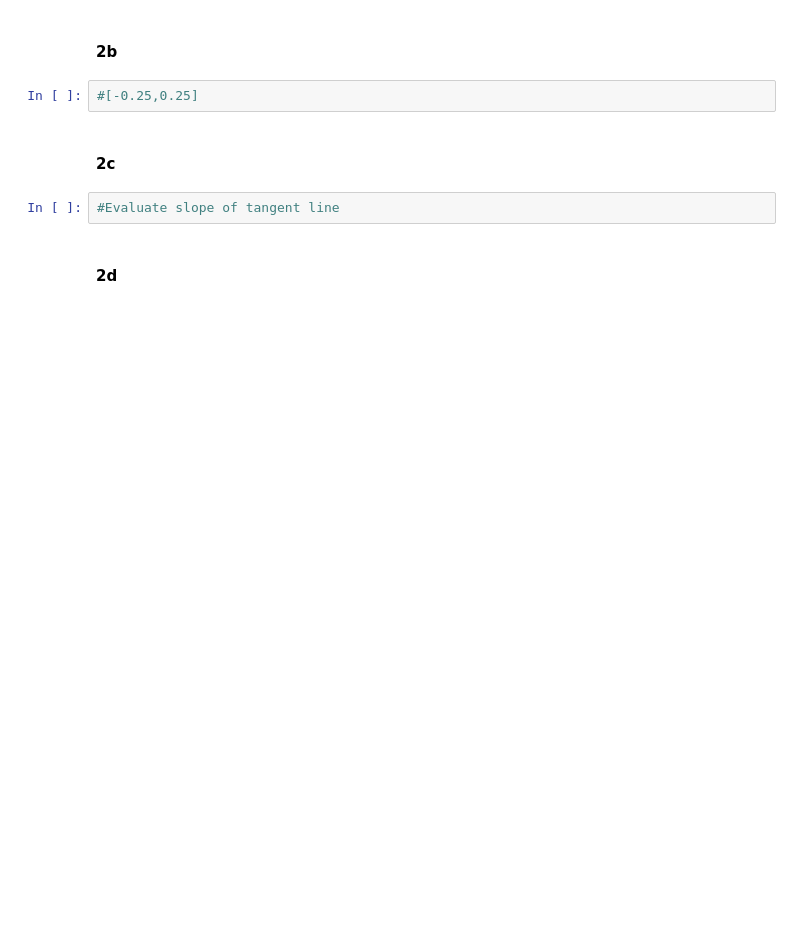
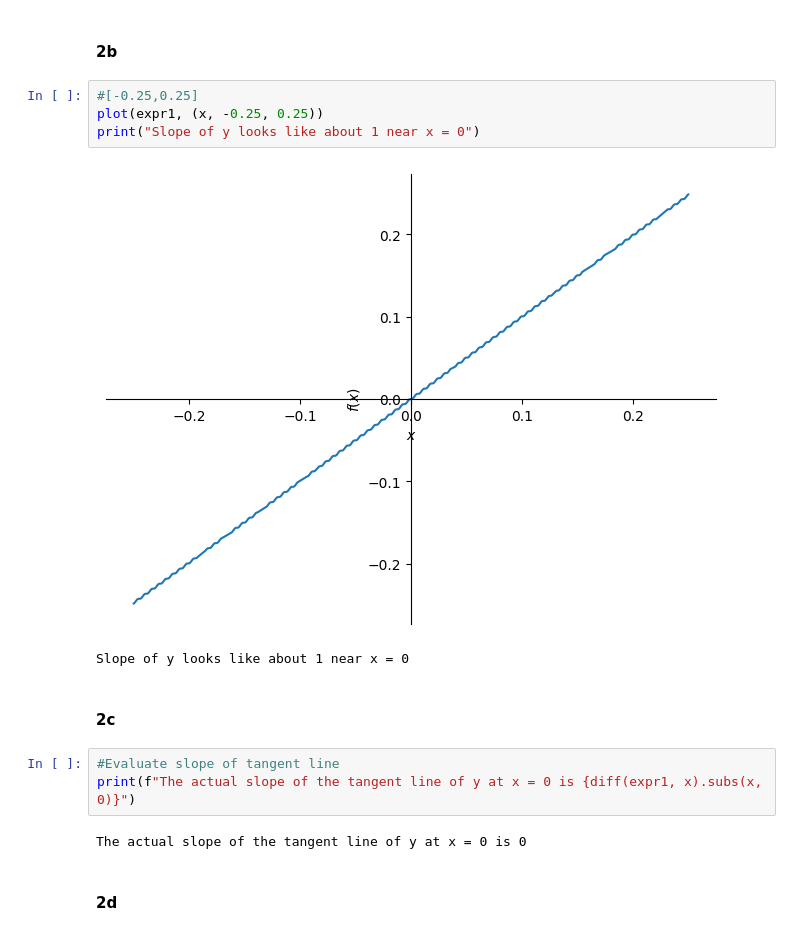
Before and after one commit to kleithegreat/second-brain, a Jupyter notebook: tamu/MATH 151/repos/Python Lab 4/Lab4temp_151_22C.ipynb, the cells around one changed output. Drawn from its saved outputs; the diff is of its cells as text; blank space fills up the shorter version.

```diff
--- a/tamu/MATH 151/repos/Python Lab 4/Lab4temp_151_22C.ipynb
+++ b/tamu/MATH 151/repos/Python Lab 4/Lab4temp_151_22C.ipynb
@@ -29,10 +56,18 @@ from sympy.plotting import (plot,plot_parametric)
 #### 2b
 # %%
 #[-0.25,0.25]
+plot(expr1, (x, -0.25, 0.25))
+print("Slope of y looks like about 1 near x = 0")
+# %% [output]
+[figure, added]
+Slope of y looks like about 1 near x = 0
 # %% [markdown]
 #### 2c
 # %%
 #Evaluate slope of tangent line
+print(f"The actual slope of the tangent line of y at x = 0 is {diff(expr1, x).subs(x, 0)}")
+# %% [output]
+The actual slope of the tangent line of y at x = 0 is 0
 # %% [markdown]
 #### 2d
 # %%
```
Also changed, not shown: parts of 12 cells of this notebook, 1 other file.
